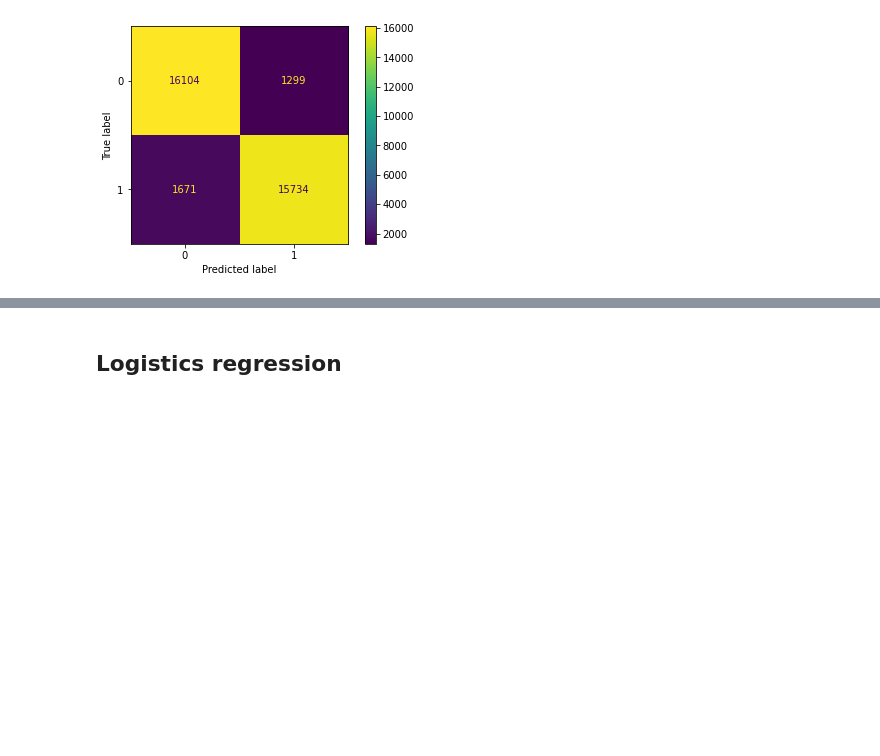
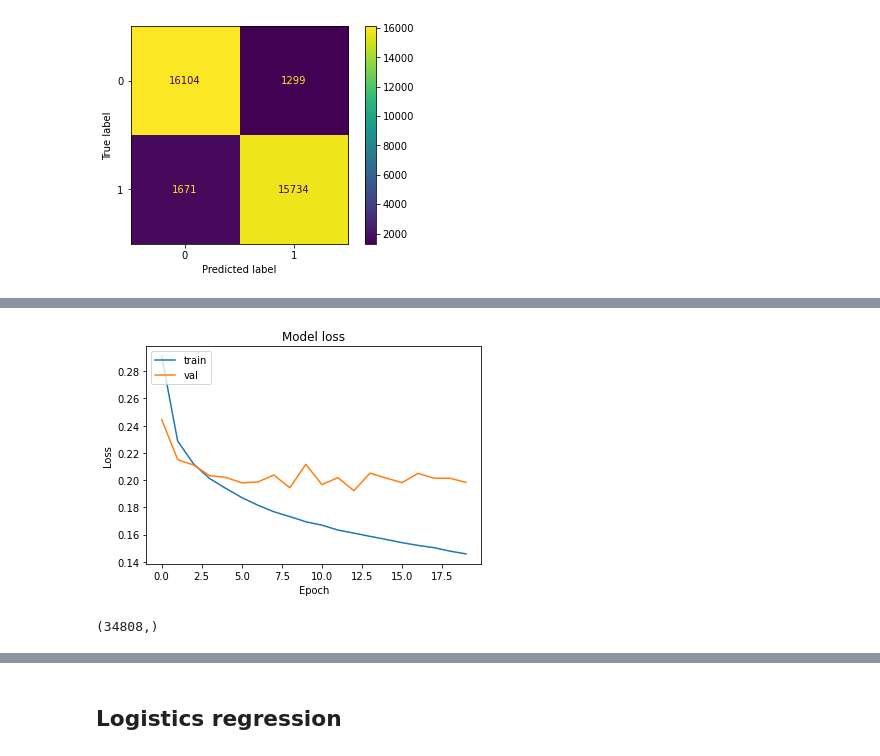
Before and after one commit to zw1010/KeepYourselfSafe, a Jupyter notebook: KeepYourselfSafe.ipynb, the cells around one changed output, grey strips where cells are left out. Saved outputs shown, nothing was run; the diff lists cells and outputs as text; code cells hidden in the pictures; blank space fills up the shorter version.

```diff
--- a/KeepYourselfSafe.ipynb
+++ b/KeepYourselfSafe.ipynb
@@ -1048,0 +1163,17 @@ weighted avg       0.91      0.91      0.91     34808
+# %%
+lstm_model_2 = Sequential()
+
+lstm_model_2.add(Embedding(vocab_length, 50, weights=[embedding_matrix],
+                    input_length=maxlen, trainable=False))
+
+lstm_model_2.add(LSTM(32, return_sequences=True))
+
+lstm_model_2.add(Dropout(0.2))
+
+lstm_model_2.add(LSTM(32, return_sequences=False))
+
+lstm_model_2.add(Dense(1, activation='sigmoid'))
+
+lstm_model_2.compile(loss='binary_crossentropy', optimizer='adam', metrics=['accuracy'])
+
+print(lstm_model_2.summary())
@@ -1048,0 +1200,5 @@ weighted avg       0.91      0.91      0.91     34808
+# %%
+lstm_model_2_history = lstm_model_2.fit(x_train, y_train, validation_data=(x_val, y_val),
+               epochs=20, batch_size=32, verbose=1)
+
+lstm_model_2.save("lstm_model2.h5")
@@ -1048,0 +1223,10 @@ weighted avg       0.91      0.91      0.91     34808
+# %%
+plt.plot(lstm_model_2_history.history['loss'])
+plt.plot(lstm_model_2_history.history['val_loss'])
+plt.title('Model loss')
+plt.ylabel('Loss')
+plt.xlabel('Epoch')
+plt.legend(['train','val'], loc='upper left')
+plt.show()
+# %% [output]
+[figure, added]
@@ -1048,0 +1242,5 @@ weighted avg       0.91      0.91      0.91     34808
+# %%
+lstm_model_2_y_pred_new = np.array(lstm_model_2_y_pred_new)
+lstm_model_2_y_pred_new.shape
+# %% [output]
+(34808,)
```
Also changed, not shown: parts of 17 cells of this notebook.
